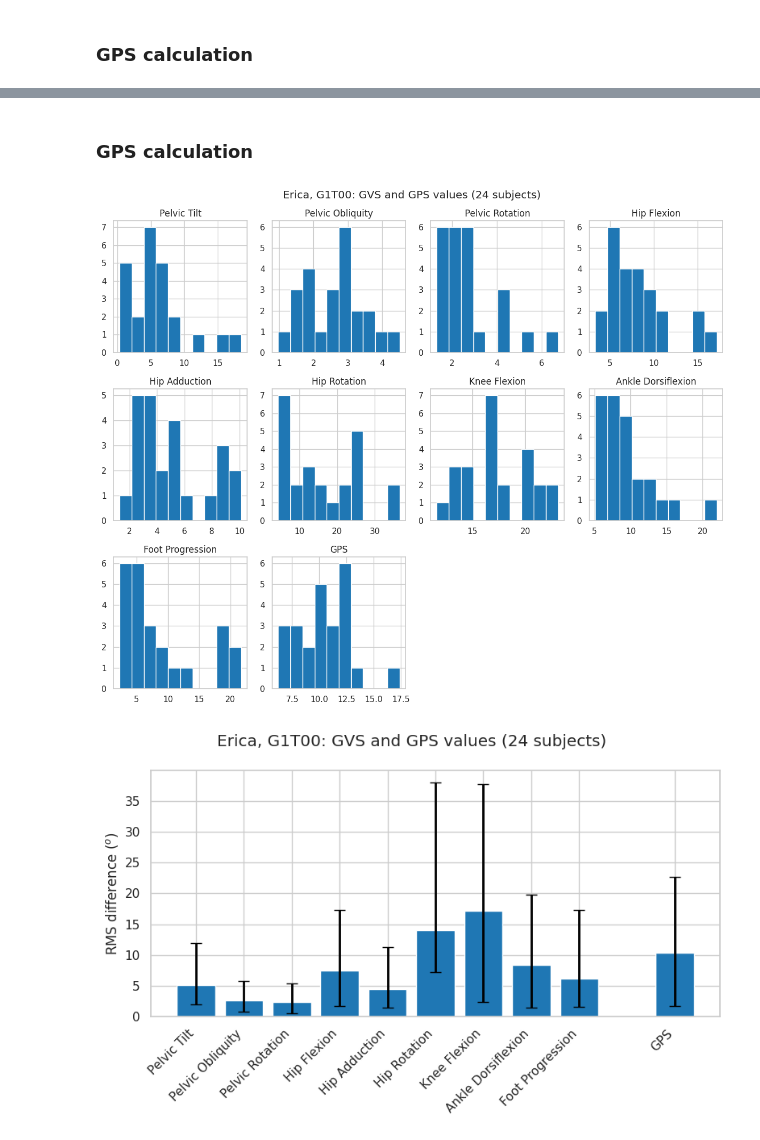
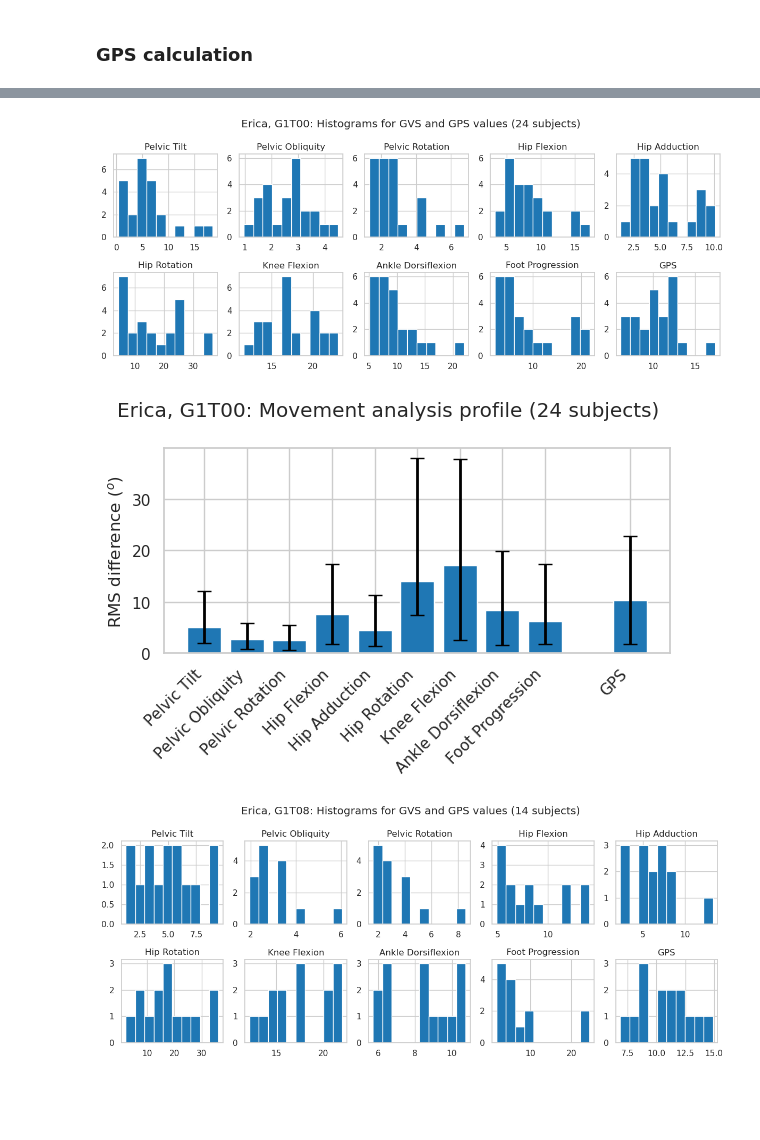
Before and after one commit to demotu/gait_score, a Jupyter notebook: notebooks/gps.ipynb, the cells around one changed output, grey strips where cells are left out. Saved outputs shown, nothing was run; the diff lists cells and outputs as text; code cells hidden in the pictures; blank space fills up the shorter version.

```diff
--- a/notebooks/gps.ipynb
+++ b/notebooks/gps.ipynb
@@ -275,0 +201,4 @@ Figure not saved in the cloud.
+# %%
+path2 = Path(r'./../data/Erica/')
+metadata, da = read_data(path2, variable='Angle')
+display(da)
@@ -398,39 +221,14 @@ Figure not saved in the cloud.
-# %% [markdown]
-### GPS calculation
-# %%
-subjects = da.Subject.values
-NS = subjects.size
-time = da['Time'].values
-gvs = np.full((NS, len(labels)), np.nan)
-for s, subject in enumerate(subjects):
-    x = da.sel(Subject=subject).values.reshape(time.size, 9)
-    gvs[s, :-1] = RMSD(x, ref_data.values)
-
-gvs[:, -1] = np.sqrt(np.mean(gvs[:, :-1]**2, axis=1))
-gvs = pd.DataFrame(data=gvs, index=subjects, columns=labels)
-#gvs_m = np.sqrt(np.mean(gvs**2, axis=0))
-#gvs_std = np.sqrt(np.std(gvs**2, axis=0, ddof=1))
-gvs_m = np.percentile(gvs, 50, axis=0)
-gvs_std = np.percentile(gvs, [25, 75], axis=0)
-
-gvs.hist(layout=(3, 4), figsize=(12, 10))
-plt.suptitle(f'{path2.name}, G{group}{assessment}: GVS and GPS values ({NS} subjects)')
-plt.tight_layout()
-# %% [output]
-[figure, removed]
-# %%
-fig, axs = plt.subplots(1, 1, figsize=(8, 5))
-x = [1, 2, 3, 4, 5, 6, 7, 8, 9, 11]
-
-axs.bar(x=x, height=gvs_m, yerr=gvs_std, width=.8, edgecolor=None, capsize=5)
-
-axs.set_ylabel('RMS difference ($^o$)')
-axs.set_xlabel('')
-axs.xaxis.set_ticks(x)
-axs.set_xticklabels(labels, rotation=45, ha='right')
-axs.grid(True)
-plt.suptitle(f'{path2.name}, G{group}{assessment}: GVS and GPS values ({NS} subjects)')
-plt.tight_layout()
-plt.show()
-# %% [output]
-[figure, removed]
+# %%
+group = metadata['Group'].unique()
+assessment = metadata['Assessment'].unique()
+for g in group:
+    for a in assessment:
+        metadata2 = metadata.query('Group  == @g & Assessment == @a')
+        da2 = (da.sel(Group=g, Assessment=a).dropna(dim='Subject', how='all')
+                 .reduce(np.nanquantile, q=.5, dim='Trial')) #da.reduce(np.nanmean, dim='Trial')
+        gvs, gvs_m, gvs_std = gps_calc(da2, metadata2, labels_gps)
+        plot_gps(gvs, gvs_m, gvs_std, metadata2, path2, group=g, assessment=a, hist=True, MAP=True)
+# %% [output]
+[figure, added]
+[figure, added]
+[figure, added]
```
Also changed, not shown: parts of 21 cells of this notebook, 6 other files.
